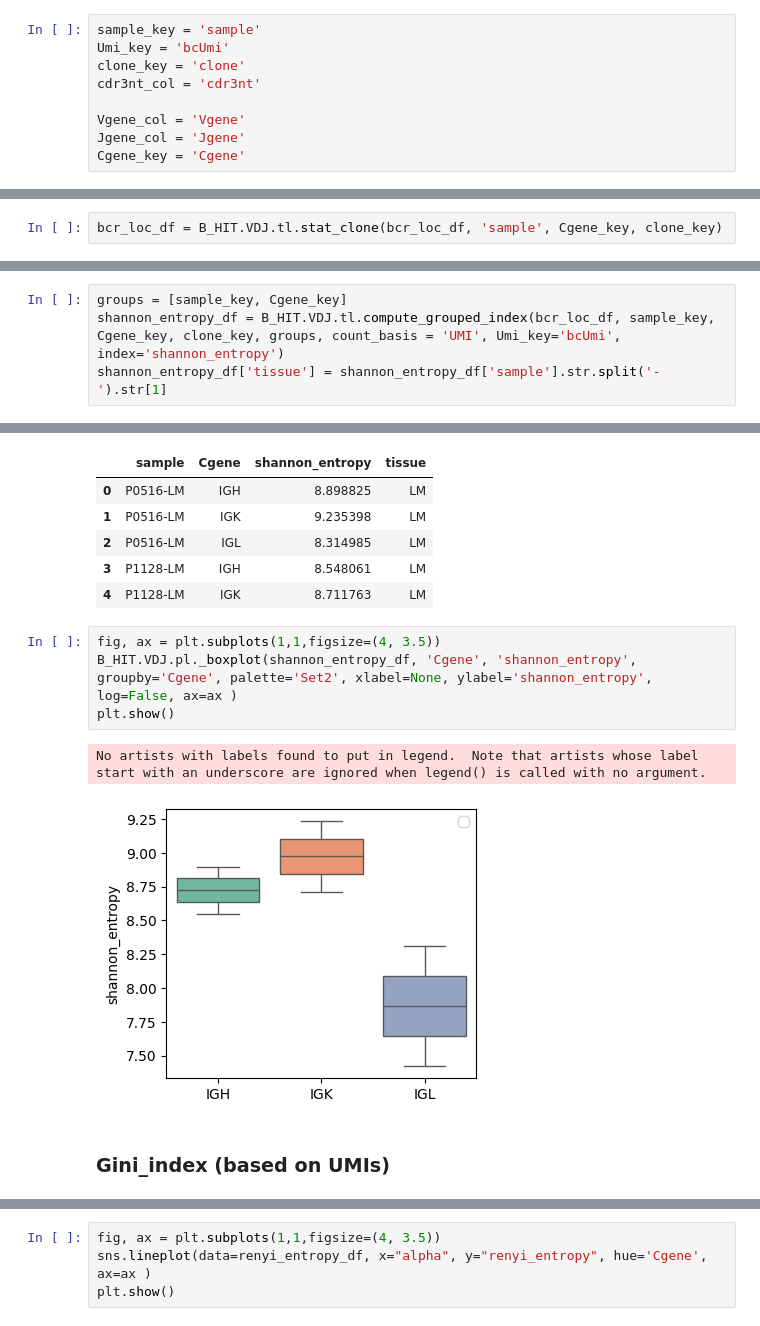
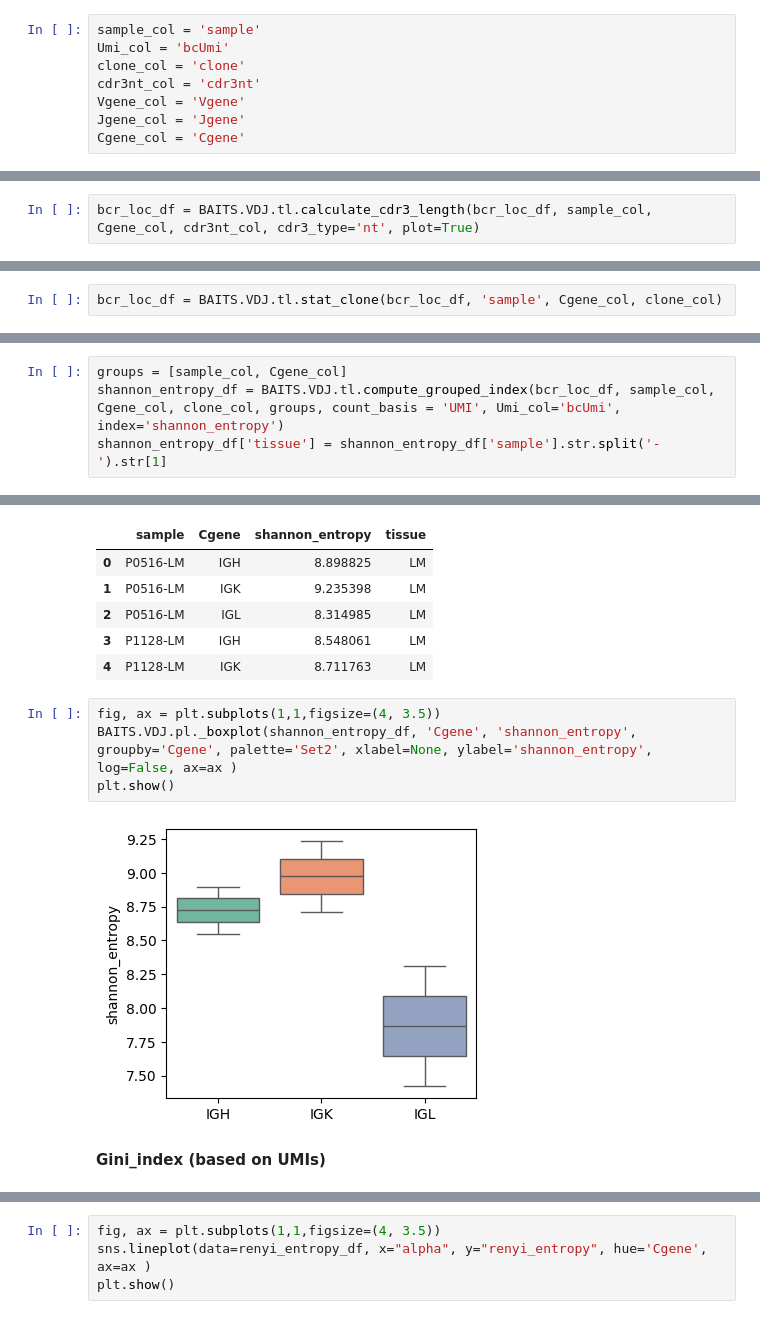
Before and after one commit to zenglab-pku/BAITS, a Jupyter notebook: docs/notebooks/VDJ_tutorial.ipynb, the cells around one changed output, grey strips where cells are left out. Drawn from its saved outputs; the diff is of its cells as text.

```diff
--- a/docs/notebooks/VDJ_tutorial.ipynb
+++ b/docs/notebooks/VDJ_tutorial.ipynb
@@ -25,11 +21,10 @@ bcr_loc_df.head(n=2)
 # %% [markdown]
 ## Define parameters
 # %%
-sample_key = 'sample'
-Umi_key = 'bcUmi'
-clone_key = 'clone'
+sample_col = 'sample'
+Umi_col = 'bcUmi'
+clone_col = 'clone'
 cdr3nt_col = 'cdr3nt'
-
 Vgene_col = 'Vgene'
 Jgene_col = 'Jgene'
-Cgene_key = 'Cgene'
+Cgene_col = 'Cgene'
@@ -35,0 +35,2 @@ Cgene_key = 'Cgene'
+# %%
+bcr_loc_df = BAITS.VDJ.tl.calculate_cdr3_length(bcr_loc_df, sample_col, Cgene_col, cdr3nt_col, cdr3_type='nt', plot=True)
@@ -38,2 +43,2 @@ Cgene_key = 'Cgene'
 # %%
-bcr_loc_df = B_HIT.VDJ.tl.stat_clone(bcr_loc_df, 'sample', Cgene_key, clone_key)
+bcr_loc_df = BAITS.VDJ.tl.stat_clone(bcr_loc_df, 'sample', Cgene_col, clone_col)
@@ -52,6 +51,6 @@ bcr_loc_df.head(n=2)
 # %%
-groups = [sample_key, Cgene_key]
-shannon_entropy_df = B_HIT.VDJ.tl.compute_grouped_index(bcr_loc_df, sample_key, Cgene_key, clone_key, groups, count_basis = 'UMI', Umi_key='bcUmi', index='shannon_entropy')
+groups = [sample_col, Cgene_col]
+shannon_entropy_df = BAITS.VDJ.tl.compute_grouped_index(bcr_loc_df, sample_col, Cgene_col, clone_col, groups, count_basis = 'UMI', Umi_col='bcUmi', index='shannon_entropy')
 shannon_entropy_df['tissue'] = shannon_entropy_df['sample'].str.split('-').str[1]
 # %%
 shannon_entropy_df.head()
@@ -64,12 +63,11 @@ shannon_entropy_df.head()
 | 4 | P1128-LM | IGK | 8.711763 | LM |
 # %%
 fig, ax = plt.subplots(1,1,figsize=(4, 3.5))
-B_HIT.VDJ.pl._boxplot(shannon_entropy_df, 'Cgene', 'shannon_entropy', groupby='Cgene', palette='Set2', xlabel=None, ylabel='shannon_entropy', log=False, ax=ax )
+BAITS.VDJ.pl._boxplot(shannon_entropy_df, 'Cgene', 'shannon_entropy', groupby='Cgene', palette='Set2', xlabel=None, ylabel='shannon_entropy', log=False, ax=ax )
 plt.show()
 # %% [output]
-No artists with labels found to put in legend.  Note that artists whose label start with an underscore are ignored when legend() is called with no argument.
-[figure, old version]
+[figure, new version]
 # %% [markdown]
-### Gini_index (based on UMIs)
+**Gini_index (based on UMIs)**
 # %%
 
```
Also changed, not shown: parts of 20 cells of this notebook, 15 other files.
